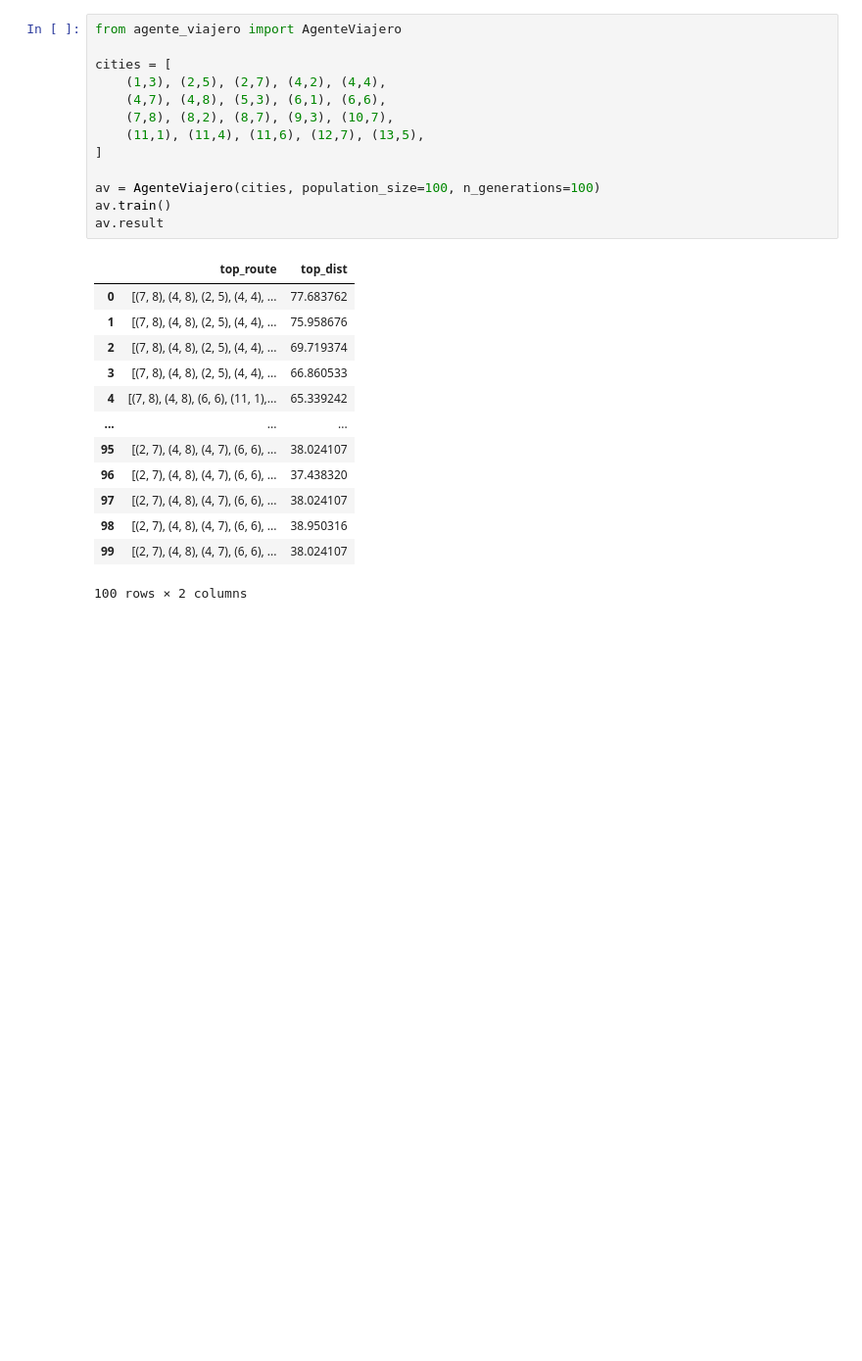
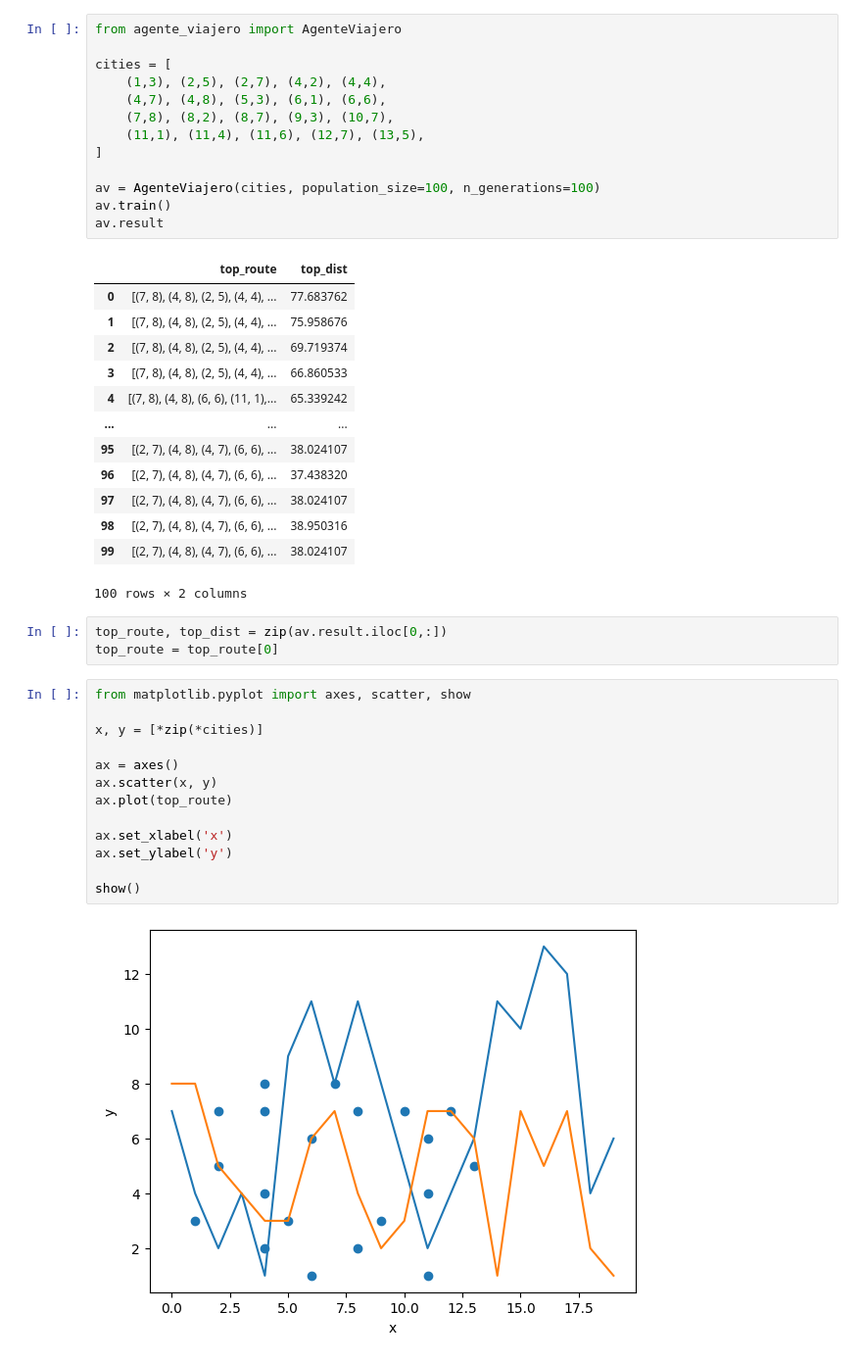
Before and after one commit to Afroefras/UAG_MCC, a Jupyter notebook: inteligencia_artificial/agente_viajero.ipynb, the cells around one changed output. Shown at 98% size. Cells and saved outputs as stored; diff of their text form; blank space fills up the shorter version.

```diff
--- a/inteligencia_artificial/agente_viajero.ipynb
+++ b/inteligencia_artificial/agente_viajero.ipynb
@@ -25,3 +25,21 @@ av.result
 | 98 | [(2, 7), (4, 8), (4, 7), (6, 6), ... | 38.950316 |
 | 99 | [(2, 7), (4, 8), (4, 7), (6, 6), ... | 38.024107 |
 100 rows × 2 columns
+# %%
+top_route, top_dist = zip(av.result.iloc[0,:])
+top_route = top_route[0]
+# %%
+from matplotlib.pyplot import axes, scatter, show
+
+x, y = [*zip(*cities)]
+
+ax = axes()
+ax.scatter(x, y)
+ax.plot(top_route)
+
+ax.set_xlabel('x')
+ax.set_ylabel('y')
+
+show()
+# %% [output]
+[figure, added]
```
Also changed, not shown: 1 other file.
